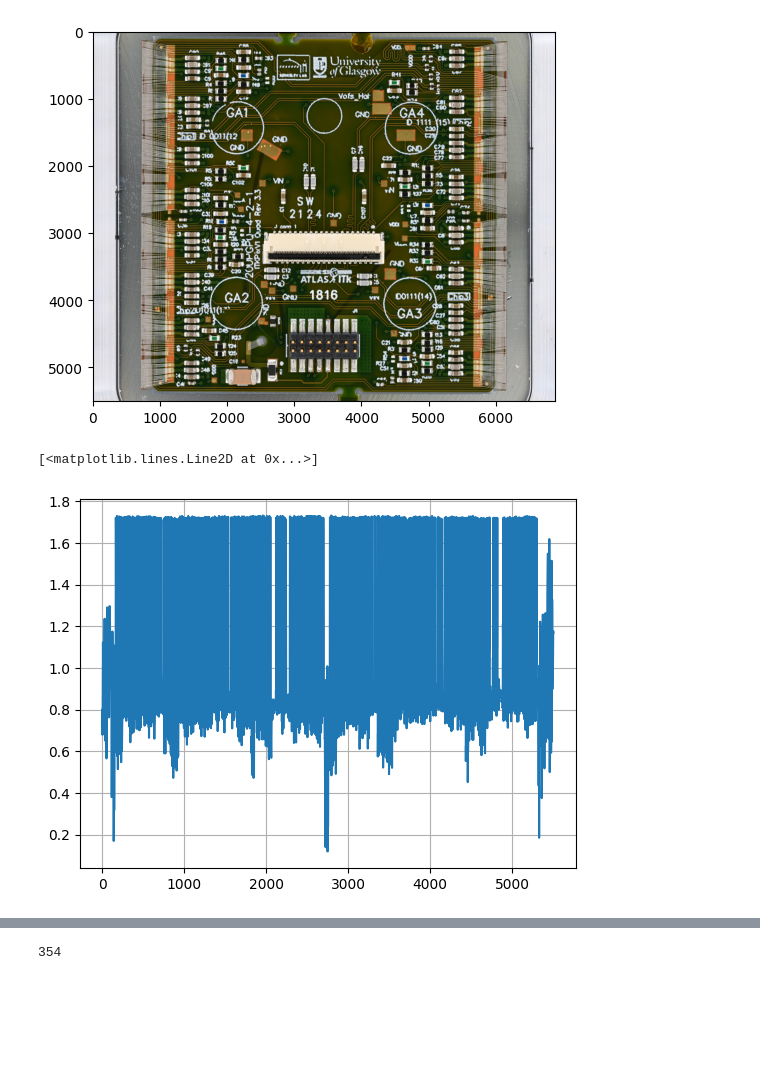
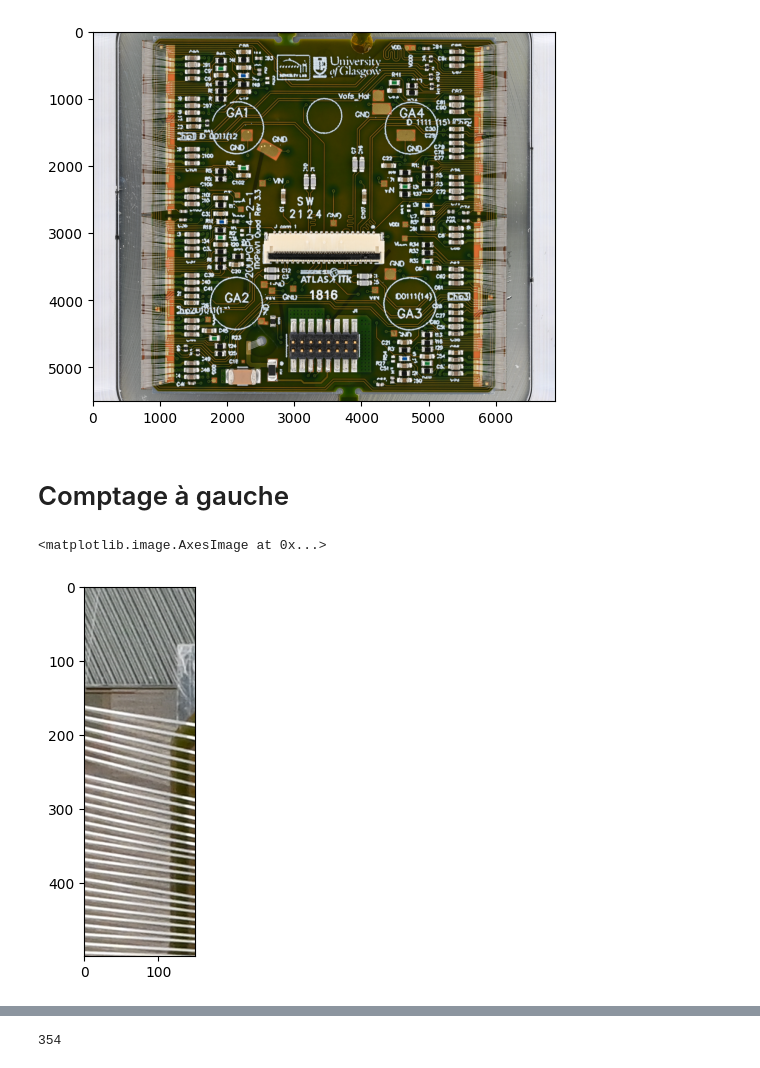
Before and after one commit to GabrielVandersippe/cern-cablage, a Jupyter notebook: Matthieu.ipynb, the cells around one changed output, grey strips where cells are left out. Saved outputs shown, nothing was run; the diff lists cells and outputs as text; code cells hidden in the pictures; blank space fills up the shorter version.

```diff
--- a/Matthieu.ipynb
+++ b/Matthieu.ipynb
@@ -7,6 +7,7 @@ plt.imshow(im)
 <matplotlib.image.AxesImage at 0x...>
 [figure]
 # %%
+seuil = 1.7 # norme des vecteur comprises entre 0 et racine de 3
 def norme(p):
     return np.sqrt( (p[0]/255)**2 + (p[1]/255)**2 + (p[2]/255)**2 )
 
@@ -18,22 +19,21 @@ def trace(TEST):
         L.append(norme(p))
     return L
 
-def compte(TEST):
+def compte(TEST, seuil):
     lastcounted = False
     compteur = 0
     L = trace(TEST)
     for x in L:
-        if x > 1.7 and not lastcounted:
+        if x > seuil and not lastcounted:
             compteur+=1
             lastcounted = True
-        elif x < 1.7:
+        elif x < seuil:
             lastcounted = False
     return compteur
-
-sectionimage = np.array([[ im[i,770 + j,].tolist() for j in range(15) ] for i in range(5504) ]) # section sur laquelle on va compter
-plt.figure()
-plt.grid()
-plt.plot(trace(sectionimage))
-# %% [output]
-[<matplotlib.lines.Line2D at 0x...>]
-[figure, removed]
+# %% [markdown]
+# Comptage à gauche
+# %%
+plt.imshow(   np.array([[ im[i,770 + j,].tolist() for j in range(150) ] for i in range(500) ])    ) # idée grossière de l'endroit où on se situe
+# %% [output]
+<matplotlib.image.AxesImage at 0x...>
+[figure, added]
```
Also changed, not shown: parts of 15 cells of this notebook.
